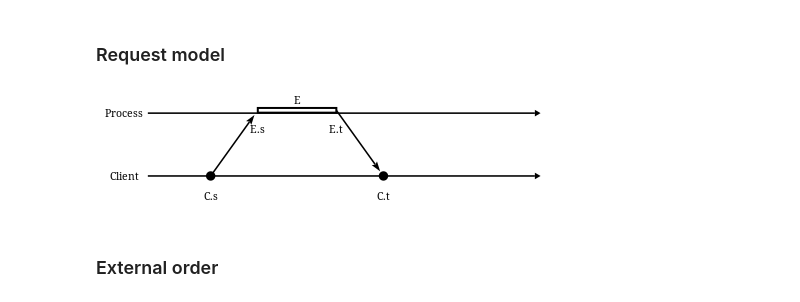
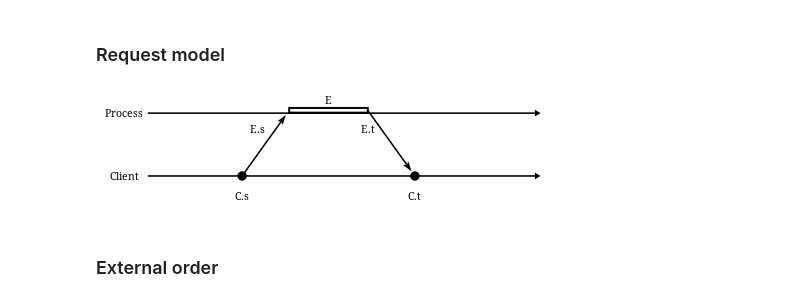
Before and after one commit to dunnl/distributed-systems-art, a Jupyter notebook: notebooks/Diagrams.ipynb, the cells around one changed output. Cells and saved outputs as stored; diff of their text form; code cells hidden in the pictures.

```diff
--- a/notebooks/Diagrams.ipynb
+++ b/notebooks/Diagrams.ipynb
@@ -104,22 +104,22 @@ mkWorlds worlds points opts dashed =
 # %%
 opts = def & arrowHead  .~ dart
        & arrowTail .~ noTail
        & headLength .~ normal
        & tailLength .~ normal
        & headGap    .~ small
 
 request = pad 1.1 $
-     mkWorlds [ ("Process", 50, [("P1", "E", 70, 50)], [(70, "", "E.s", noCircle), (120, "", "E.t", noCircle)])
-              , ("Client", 10, [], [(40, "S", "C.s", mkCircle), (150, "T", "C.t", mkCircle)])
+     mkWorlds [ ("Process", 50, [("P1", "E", 90, 50)], [(70, "", "E.s", noCircle), (140, "", "E.t", noCircle)])
+              , ("Client", 10, [], [(60, "S", "C.s", mkCircle), (170, "T", "C.t", mkCircle)])
               ]
               [ (toName "S", "P1" .> "start")
               , ("P1" .> "stop", toName "T")
               ]
               opts False
 
 diagram request
 # %% [output]
-[figure, old version]
+[figure, new version]
 # %% [markdown]
 ### External order
 # %%
```
Also changed, not shown: parts of 16 cells of this notebook.
